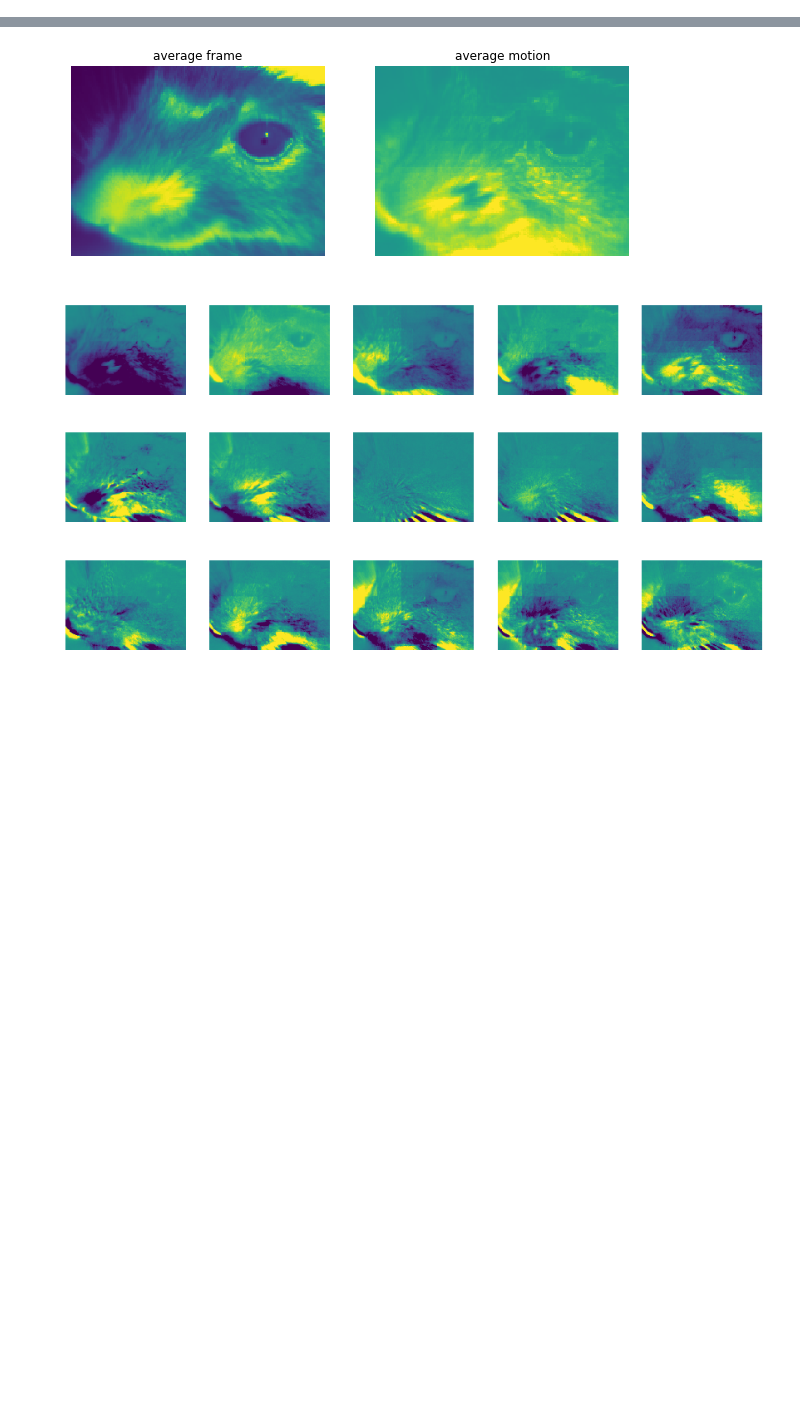
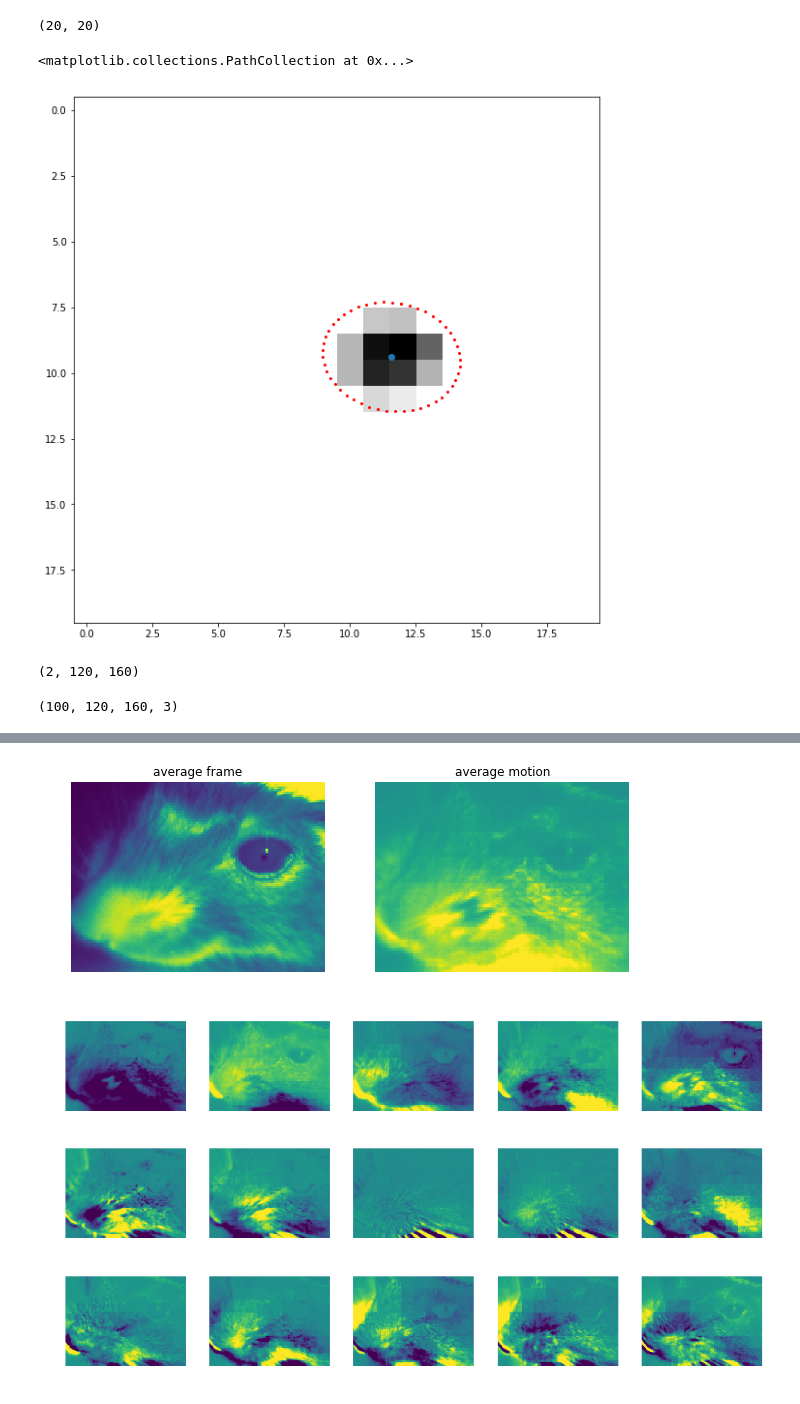
Before and after one commit to MouseLand/facemap, a Jupyter notebook: tutorial.ipynb, the cells around one changed output, grey strips where cells are left out. Saved outputs shown, nothing was run; the diff lists cells and outputs as text; code cells hidden in the pictures; blank space fills up the shorter version.

Commit message:
added pupil ROI computation in GUI - not yet computed across frames

```diff
--- a/tutorial.ipynb
+++ b/tutorial.ipynb
@@ -13,0 +51,44 @@ video = pims.Video(filenames[0])
+# %%
+from scipy.ndimage import gaussian_filter
+# pupil computation
+im = np.array(video[301])
+im = im.mean(axis=-1)
+iy = np.arange(38,58).astype(int)
+ix = np.arange(110,130).astype(int)
+#t = 0
+#im = im[t,:,:]
+fr = im[np.ix_(iy, ix)]
+fr = gaussian_filter(fr, 1)
+fr -= fr.min()
+#ims = ims - min(min(ims,[],1),[],2);
+fr = 255 - fr
+#print(fr.max(), (1-sat)*255)
+sat = 10.2 / 255.0
+fr = np.maximum(0, fr - (1.0-sat)*255)
+print(fr.shape)
+#ix = np.unravel_index(np.argmax(fr), fr.shape)
+#ixi = ix[0] + np.arange(-)
+
+thres = 3
+mu, sig, xy = fitMVgaus(fr, thres)
+#xy = xy.astype(int)
+#mu = mu.astype(int)
+#impup = np.tile(impup[:,:,np.newaxis], (1,1,3)).astype(int)
+#impup[mu[0],mu[1], 1] = 255
+#impup[xy[:,0], xy[:,1], 0] = 255
+plt.figure(figsize=(10,10))
+plt.imshow(255-fr, vmin=(1-sat)*255, vmax=255, cmap=plt.get_cmap('gray'))#, origin='lower')
+plt.scatter(mu[1], mu[0])
+plt.scatter(xy[:,1], xy[:,0], color='r', s=4)
+# %% [output]
+(20, 20)
+<matplotlib.collections.PathCollection at 0x...>
+[figure, added]
+# %%
+im.shape
+# %% [output]
+(2, 120, 160)
+# %%
+im.shape
+# %% [output]
+(100, 120, 160, 3)
```
Also changed, not shown: parts of 4 cells of this notebook, 4 other files.
